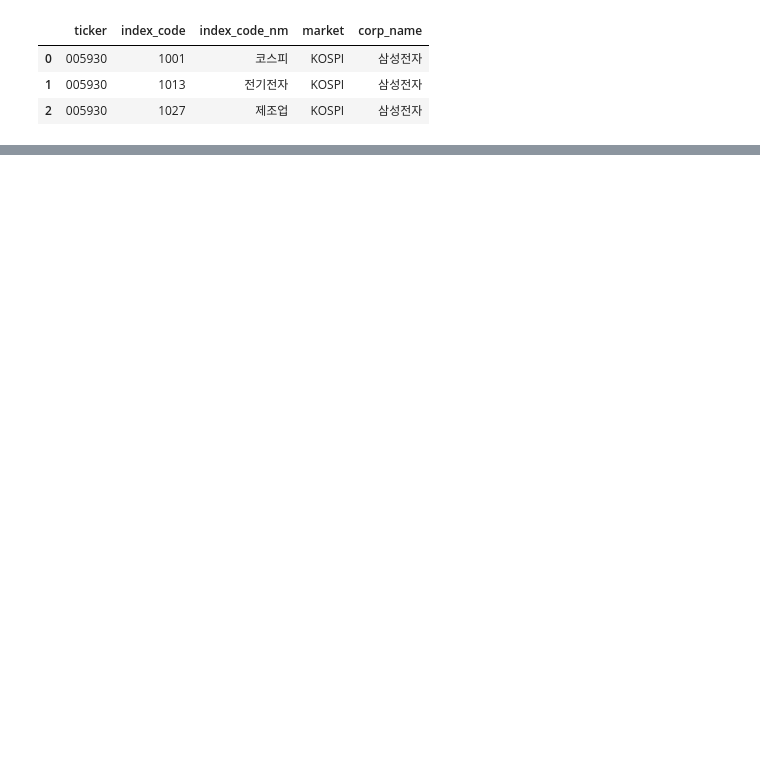
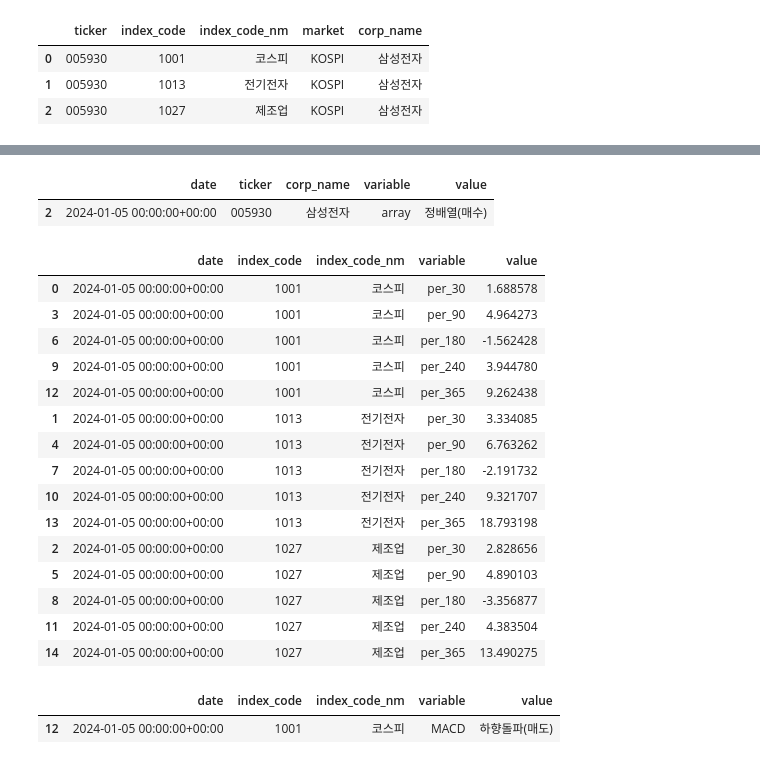
Before and after one commit to Unfinishedgod/finance_mlops, a Jupyter notebook: jupyter/indicator_setup.ipynb, the cells around one changed output, grey strips where cells are left out. Drawn from its saved outputs; the diff is of its cells as text; code cells hidden in the pictures; blank space fills up the shorter version.

```diff
--- a/jupyter/indicator_setup.ipynb
+++ b/jupyter/indicator_setup.ipynb
@@ -242,2 +298,2 @@ ticker_index_code_df
 # %%
-kor_index_ohlcv_cleaning[kor_index_ohlcv_cleaning['index_code'].isin(ticker_index_code_df['index_code'])].head(2)
+kor_index_ohlcv_cleaning_sample = kor_index_ohlcv_cleaning[kor_index_ohlcv_cleaning['index_code'].isin(ticker_index_code_df['index_code'])]
@@ -248,0 +300,40 @@ kor_index_ohlcv_cleaning[kor_index_ohlcv_cleaning['index_code'].isin(ticker_inde
+# %%
+# df1_set =  ohlcv_df_raw[ohlcv_df_raw['date'] > '2023-10-01'].groupby("ticker")['date'].max().reset_index()
+df1_set =  kor_index_ohlcv_cleaning_sample.groupby("index_code")['date'].max().reset_index()
+df1_set = df1_set[['index_code', 'date']]
+df1_set = pd.merge(df1_set, kor_index_ohlcv_cleaning_sample[['index_code', 'date', 'close', 'index_code_nm']],
+              on = ['index_code', 'date'],
+              how = 'left')
+
+
+
+diff_date_list = [30, 90, 180, 240, 365]
+for diff_date in diff_date_list:
+# diff_date = 240
+    now = datetime.now()
+    now = now + timedelta(days=-diff_date)
+    set_date = now.strftime('%Y-%m-%d')
+    df1 =  kor_index_ohlcv_cleaning_sample[kor_index_ohlcv_cleaning_sample['date'] > set_date].groupby("index_code")['date'].min().reset_index()
+
+
+    df1 = df1[['index_code','date']]
+    df1 = pd.merge(df1, kor_index_ohlcv_cleaning_sample[['index_code', 'date', 'close']],
+                  on = ['index_code', 'date'],
+                  how = 'left')
+
+    df1.columns = ['index_code', f'date_{diff_date}', f'close_{diff_date}']
+
+    df1_set = pd.merge(df1_set, df1,
+                      on = 'index_code',
+                      how = 'left')
+
+    df1_set[f'per_{diff_date}'] = (df1_set['close'] - df1_set[f'close_{diff_date}']) / df1_set[f'close_{diff_date}'] * 100
+
+df1_set_2 = df1_set[['date','index_code','per_30', 'per_90', 'per_180', 'per_240', 'per_365', 'index_code_nm']]
+df1_set_2
+
+df1_set_3 = pd.melt(df1_set_2,
+        id_vars= ['date', 'index_code', 'index_code_nm'],
+        value_vars=['per_30', 'per_90', 'per_180', 'per_240','per_365'])
+index_per = df1_set_3.sort_values(by = ['index_code'])
+index_per.head()
@@ -269,0 +370,29 @@ index_code_master = pd.read_csv('data_crawler/index_code_master/index_code_maste
+# %%
+stock_indicator
+# %% [output]
+|  | date | ticker | corp_name | variable | value |
+| 2 | 2024-01-05 00:00:00+00:00 | 005930 | 삼성전자 | array | 정배열(매수) |
+# %%
+index_per
+# %% [output]
+|  | date | index_code | index_code_nm | variable | value |
+| 0 | 2024-01-05 00:00:00+00:00 | 1001 | 코스피 | per_30 | 1.688578 |
+| 3 | 2024-01-05 00:00:00+00:00 | 1001 | 코스피 | per_90 | 4.964273 |
+| 6 | 2024-01-05 00:00:00+00:00 | 1001 | 코스피 | per_180 | -1.562428 |
+| 9 | 2024-01-05 00:00:00+00:00 | 1001 | 코스피 | per_240 | 3.944780 |
+| 12 | 2024-01-05 00:00:00+00:00 | 1001 | 코스피 | per_365 | 9.262438 |
+| 1 | 2024-01-05 00:00:00+00:00 | 1013 | 전기전자 | per_30 | 3.334085 |
+| 4 | 2024-01-05 00:00:00+00:00 | 1013 | 전기전자 | per_90 | 6.763262 |
+| 7 | 2024-01-05 00:00:00+00:00 | 1013 | 전기전자 | per_180 | -2.191732 |
+| 10 | 2024-01-05 00:00:00+00:00 | 1013 | 전기전자 | per_240 | 9.321707 |
+| 13 | 2024-01-05 00:00:00+00:00 | 1013 | 전기전자 | per_365 | 18.793198 |
+| 2 | 2024-01-05 00:00:00+00:00 | 1027 | 제조업 | per_30 | 2.828656 |
+| 5 | 2024-01-05 00:00:00+00:00 | 1027 | 제조업 | per_90 | 4.890103 |
+| 8 | 2024-01-05 00:00:00+00:00 | 1027 | 제조업 | per_180 | -3.356877 |
+| 11 | 2024-01-05 00:00:00+00:00 | 1027 | 제조업 | per_240 | 4.383504 |
+| 14 | 2024-01-05 00:00:00+00:00 | 1027 | 제조업 | per_365 | 13.490275 |
+# %%
+index_indicator
+# %% [output]
+|  | date | index_code | index_code_nm | variable | value |
+| 12 | 2024-01-05 00:00:00+00:00 | 1001 | 코스피 | MACD | 하향돌파(매도) |
```
Also changed, not shown: parts of 17 cells of this notebook, 1 other file.
